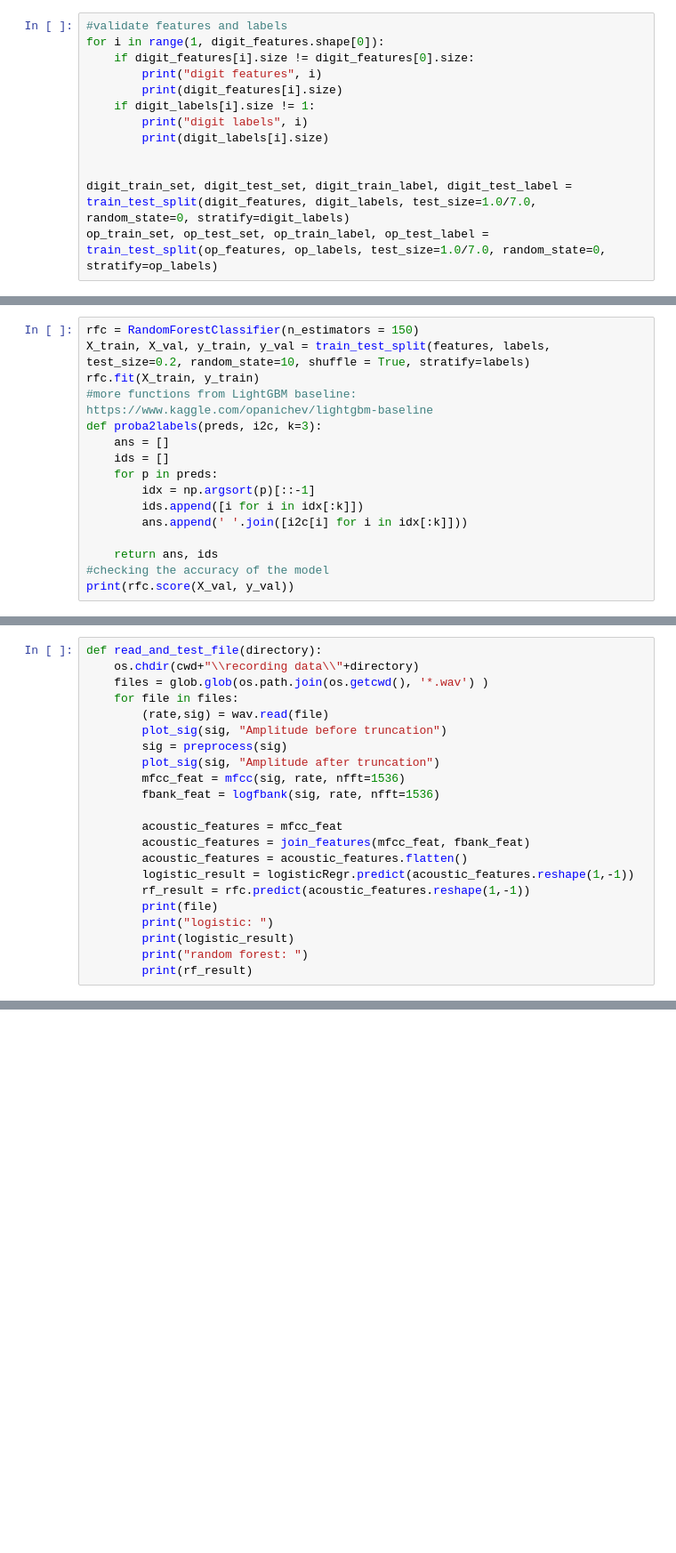
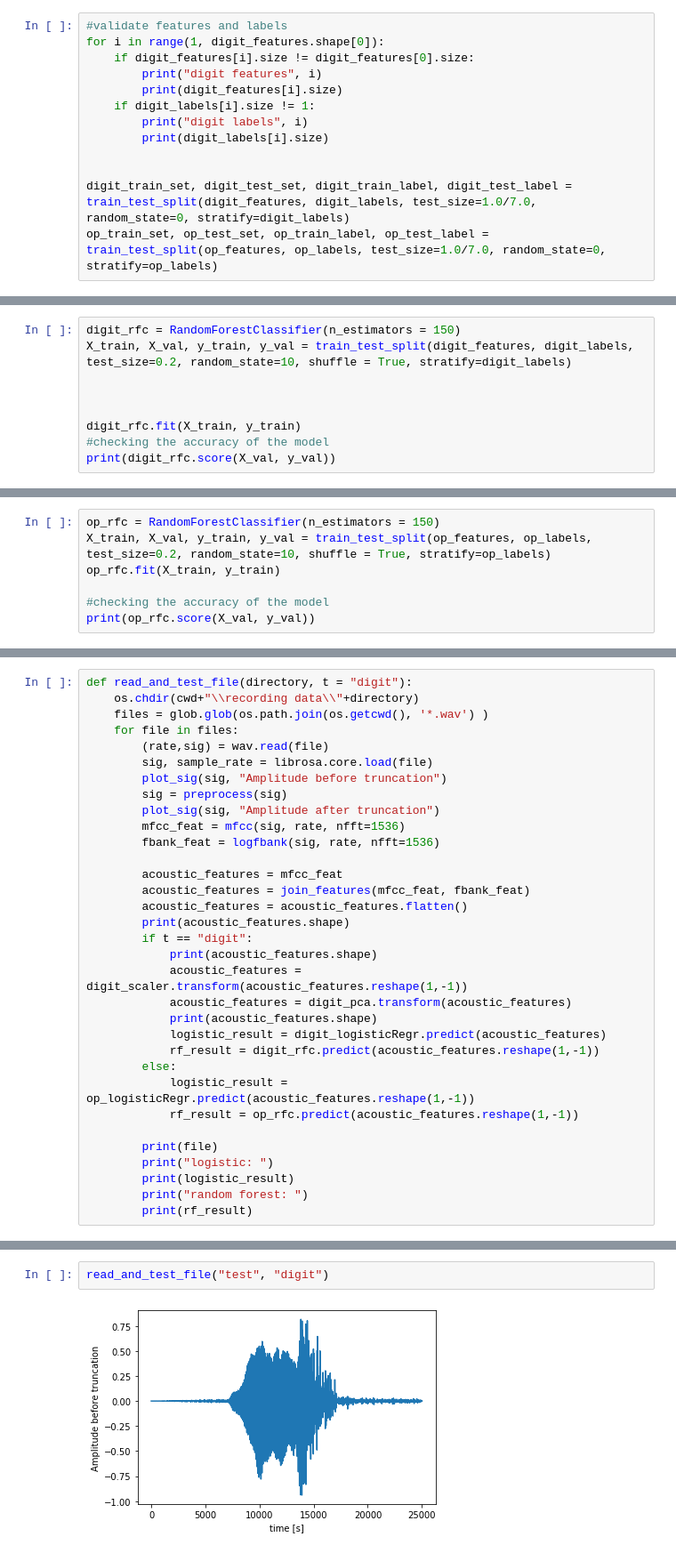
Before and after one commit to ScorpionXiezi/Audio-Calculator, a Jupyter notebook: Audio Calculator.ipynb, the cells around one changed output, grey strips where cells are left out. Shown at 89% size. Drawn from its saved outputs; the diff is of its cells as text; blank space fills up the shorter version.

```diff
--- a/Audio Calculator.ipynb
+++ b/Audio Calculator.ipynb
@@ -236,17 +303,10 @@ ValueError: X has 4836 features per sample; expecting 2886
 # %%
-rfc = RandomForestClassifier(n_estimators = 150)
-X_train, X_val, y_train, y_val = train_test_split(features, labels, test_size=0.2, random_state=10, shuffle = True, stratify=labels)
-rfc.fit(X_train, y_train)
-#more functions from LightGBM baseline: https://www.kaggle.com/opanichev/lightgbm-baseline
-def proba2labels(preds, i2c, k=3):
-    ans = []
-    ids = []
-    for p in preds:
-        idx = np.argsort(p)[::-1]
-        ids.append([i for i in idx[:k]])
-        ans.append(' '.join([i2c[i] for i in idx[:k]]))
+digit_rfc = RandomForestClassifier(n_estimators = 150)
+X_train, X_val, y_train, y_val = train_test_split(digit_features, digit_labels, test_size=0.2, random_state=10, shuffle = True, stratify=digit_labels)
 
-    return ans, ids
+
+
+digit_rfc.fit(X_train, y_train)
 #checking the accuracy of the model
-print(rfc.score(X_val, y_val))
+print(digit_rfc.score(X_val, y_val))
 # %% [output]
@@ -253,0 +314,7 @@ print(rfc.score(X_val, y_val))
+# %%
+op_rfc = RandomForestClassifier(n_estimators = 150)
+X_train, X_val, y_train, y_val = train_test_split(op_features, op_labels, test_size=0.2, random_state=10, shuffle = True, stratify=op_labels)
+op_rfc.fit(X_train, y_train)
+
+#checking the accuracy of the model
+print(op_rfc.score(X_val, y_val))
@@ -254,9 +323,10 @@ print(rfc.score(X_val, y_val))
 # %%
-def read_and_test_file(directory):
+def read_and_test_file(directory, t = "digit"):
     os.chdir(cwd+"\\recording data\\"+directory)
     files = glob.glob(os.path.join(os.getcwd(), '*.wav') )
     for file in files:
         (rate,sig) = wav.read(file)
+        sig, sample_rate = librosa.core.load(file)
         plot_sig(sig, "Amplitude before truncation")
         sig = preprocess(sig)
         plot_sig(sig, "Amplitude after truncation")
@@ -266,8 +336,18 @@ def read_and_test_file(directory):
         acoustic_features = mfcc_feat
         acoustic_features = join_features(mfcc_feat, fbank_feat)
         acoustic_features = acoustic_features.flatten()
-        logistic_result = logisticRegr.predict(acoustic_features.reshape(1,-1))
-        rf_result = rfc.predict(acoustic_features.reshape(1,-1))
+        print(acoustic_features.shape)
+        if t == "digit":
+            print(acoustic_features.shape)
+            acoustic_features = digit_scaler.transform(acoustic_features.reshape(1,-1))
+            acoustic_features = digit_pca.transform(acoustic_features)
+            print(acoustic_features.shape)
+            logistic_result = digit_logisticRegr.predict(acoustic_features)
+            rf_result = digit_rfc.predict(acoustic_features.reshape(1,-1))
+        else:
+            logistic_result = op_logisticRegr.predict(acoustic_features.reshape(1,-1))
+            rf_result = op_rfc.predict(acoustic_features.reshape(1,-1))
+
         print(file)
         print("logistic: ")
         print(logistic_result)
@@ -309,0 +356,4 @@ random forest:
+# %%
+read_and_test_file("test", "digit")
+# %% [output]
+[figure, added]
```
Also changed, not shown: parts of 15 cells of this notebook, 20 other files.
